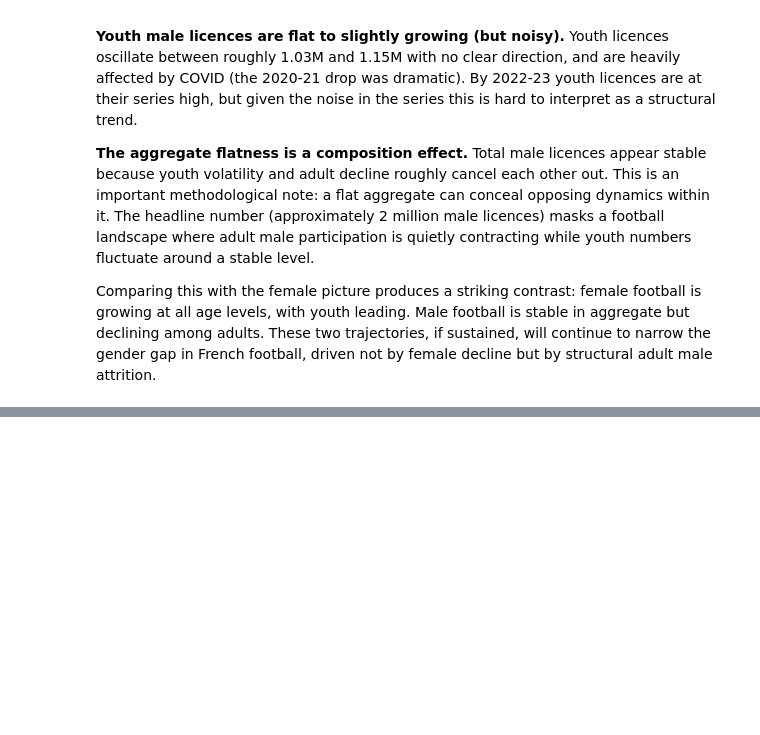
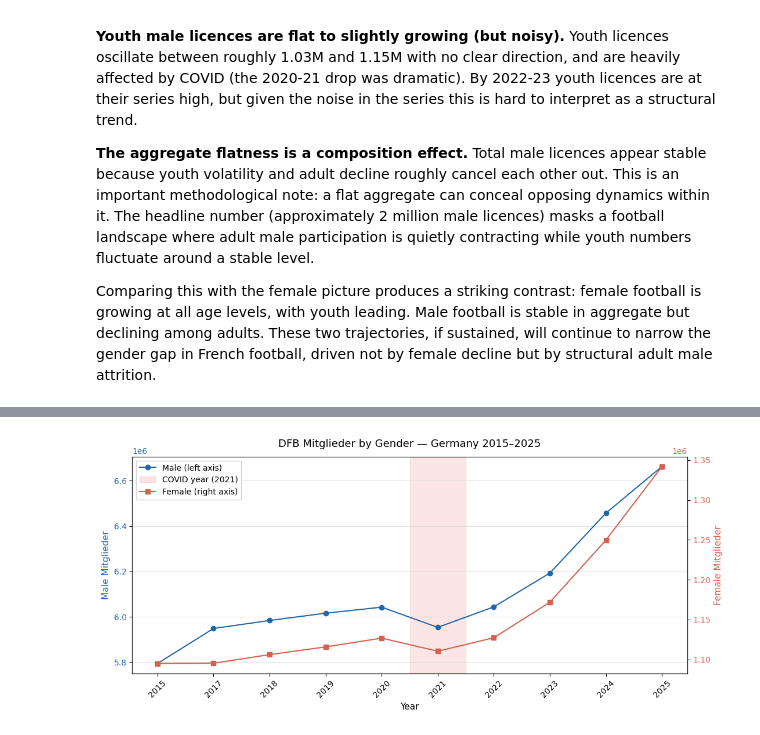
Before and after one commit to pacoraggio/inpat-expat, a Jupyter notebook: women-football/top5_participation_data.ipynb, the cells around one changed output, grey strips where cells are left out. Cells and saved outputs as stored; diff of their text form; code cells hidden in the pictures; blank space fills up the shorter version.

Commit message:
Germany data and analysis update

```diff
--- a/women-football/top5_participation_data.ipynb
+++ b/women-football/top5_participation_data.ipynb
@@ -489,0 +497,7 @@ Comparing this with the female picture produces a striking contrast: female foot
+# %%
+# IN_CSV = REPO_ROOT / "inpat-expat" / "women-football" / "data" / "processed" / "injep_france_football_licences.csv"
+DFB_CSV = REPO_ROOT / "inpat-expat" / "women-football" / "data" / "processed" / "dfb_germany_mitglieder.csv"
+df_dfb = pd.read_csv(DFB_CSV)
+print(df_dfb.shape)
+print(df_dfb.dtypes)
+df_dfb.head(10)[['country', 'season', 'gender', 'age_group', 'registered_players']]
@@ -489,0 +536,54 @@ Comparing this with the female picture produces a striking contrast: female foot
+# %%
+df_dfb_total = (
+    df_dfb.groupby(["season", "gender"])["registered_players"]
+    .sum()
+    .reset_index()
+)
+
+COVID_YEAR = 2021
+years = sorted(df_dfb_total["season"].unique())
+x_map = {y: i for i, y in enumerate(years)}
+
+df_male   = df_dfb_total[df_dfb_total["gender"] == "male"].sort_values("season")
+df_female = df_dfb_total[df_dfb_total["gender"] == "female"].sort_values("season")
+
+fig, ax1 = plt.subplots(figsize=(11, 5))
+ax2 = ax1.twinx()
+
+color_male   = "#2166ac"
+color_female = "#d6604d"
+
+x_male   = [x_map[y] for y in df_male["season"]]
+x_female = [x_map[y] for y in df_female["season"]]
+
+ax1.plot(x_male,   df_male["registered_players"].values,
+         color=color_male,   marker="o", label="Male (left axis)")
+ax2.plot(x_female, df_female["registered_players"].values,
+         color=color_female, marker="s", label="Female (right axis)")
+
+covid_x = x_map[COVID_YEAR]
+ax1.axvspan(covid_x - 0.5, covid_x + 0.5,
+            color="lightcoral", alpha=0.2, label="COVID year (2021)")
+
+ax1.set_ylabel("Male Mitglieder",   color=color_male,   fontsize=11)
+ax2.set_ylabel("Female Mitglieder", color=color_female, fontsize=11)
+ax1.tick_params(axis="y", labelcolor=color_male)
+ax2.tick_params(axis="y", labelcolor=color_female)
+ax1.set_xlabel("Year", fontsize=11)
+ax1.set_xticks(range(len(years)))
+ax1.set_xticklabels(years, rotation=45)
+
+lines1, labels1 = ax1.get_legend_handles_labels()
+lines2, labels2 = ax2.get_legend_handles_labels()
+ax1.legend(lines1 + lines2, labels1 + labels2, loc="upper left", framealpha=0.9)
+
+ax1.yaxis.grid(True, color="#dddddd", linewidth=0.8)
+ax2.yaxis.grid(False)
+ax1.set_facecolor("white")
+fig.patch.set_facecolor("white")
+
+plt.title("DFB Mitglieder by Gender — Germany 2015–2025", fontsize=13, pad=12)
+plt.tight_layout()
+plt.show()
+# %% [output]
+[figure, added]
```
Also changed, not shown: parts of 24 cells of this notebook, 1 other file.
